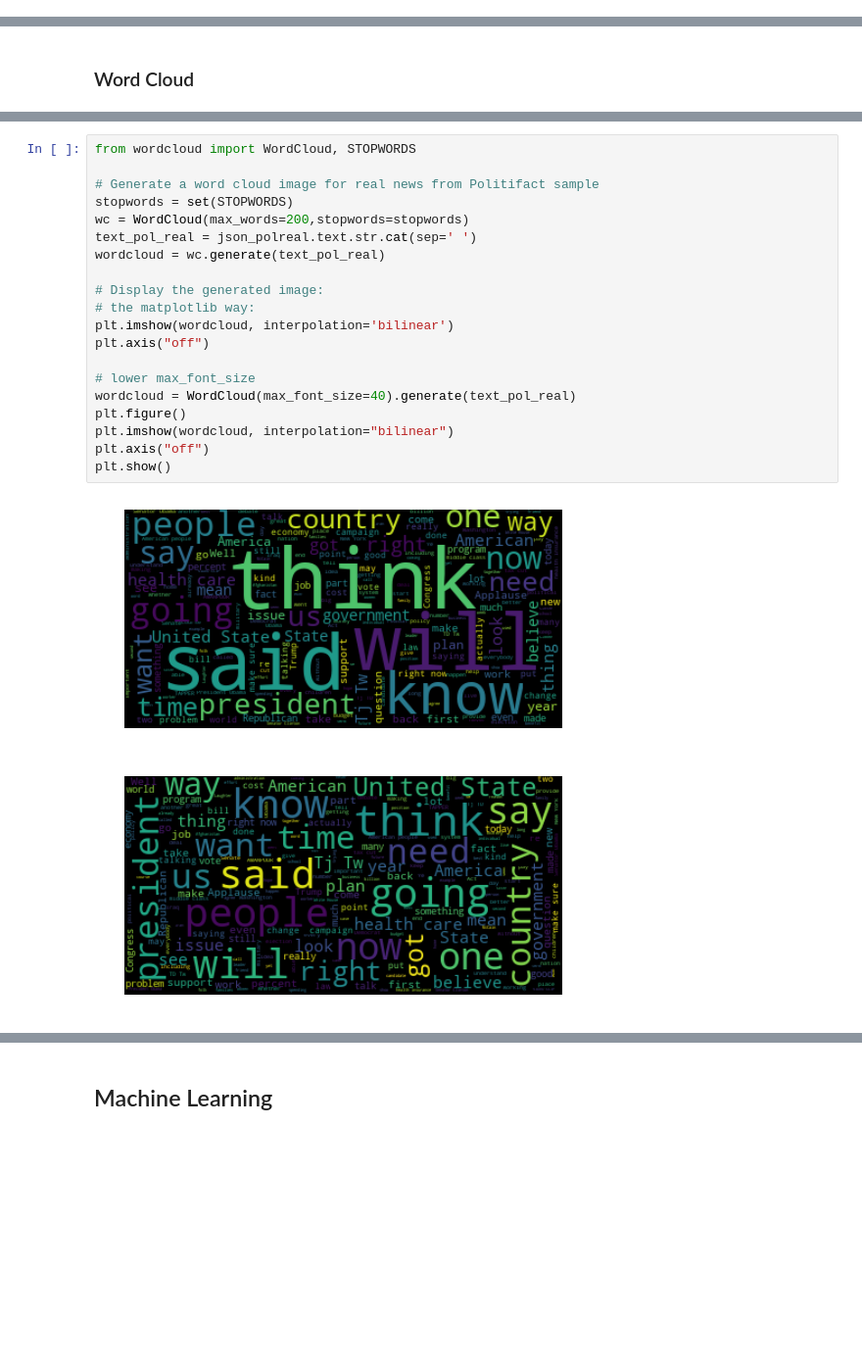
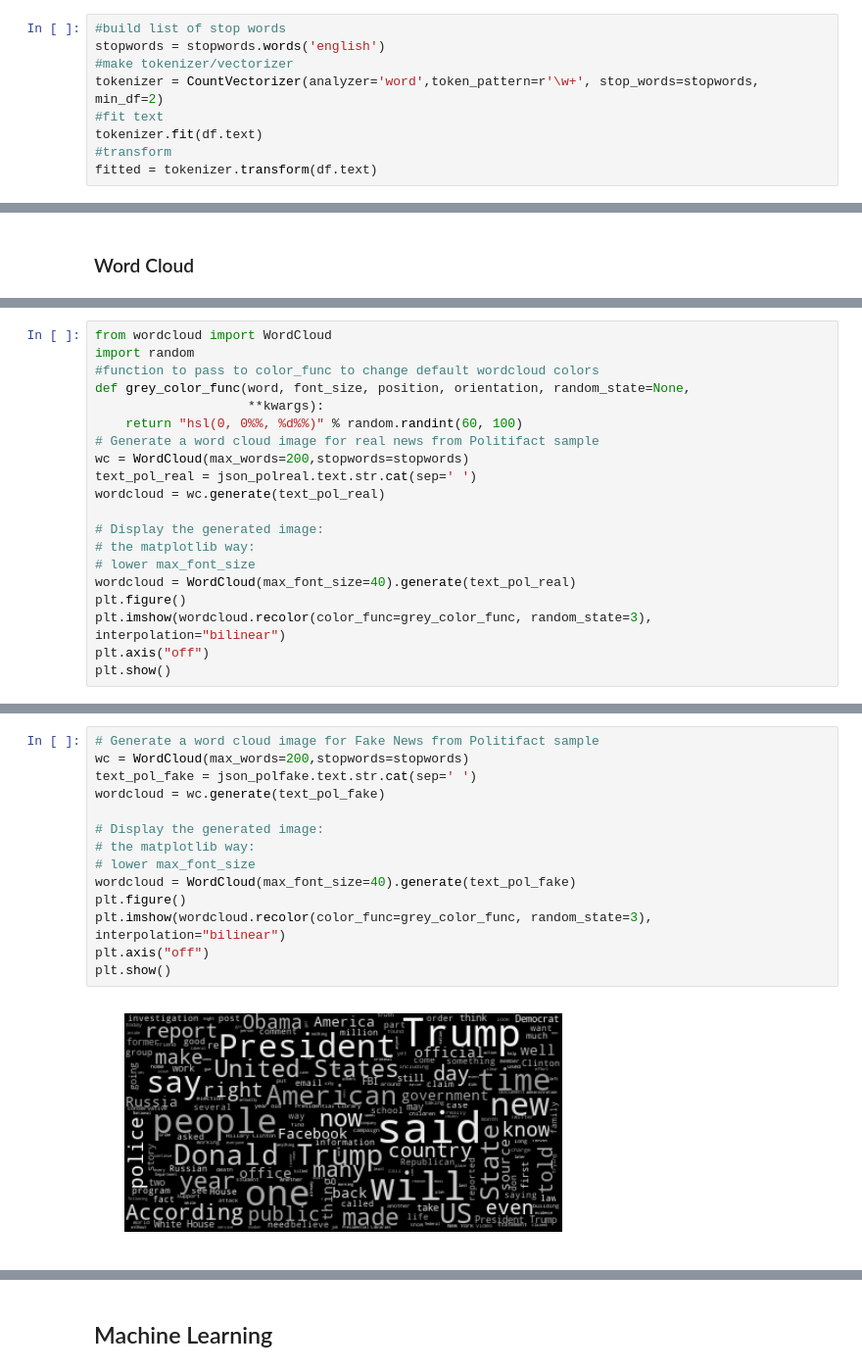
Before and after one commit to carlosbrown2/fake-news-detection, a Jupyter notebook: Capstone Project 2.ipynb, the cells around one changed output, grey strips where cells are left out. Shown: that part at 98% size. Saved outputs shown, nothing was run; the diff lists cells and outputs as text; blank space fills up the shorter version.

Commit message:
Expanded EDA, settled on CountVectorizer for tokenization and bag of words

```diff
--- a/Capstone Project 2.ipynb
+++ b/Capstone Project 2.ipynb
@@ -103,3 +110,12 @@ df.head()
 df['authors'].unique().shape
 # %% [output]
 (5558,)
+# %%
+#build list of stop words
+stopwords = stopwords.words('english')
+#make tokenizer/vectorizer
+tokenizer = CountVectorizer(analyzer='word',token_pattern=r'\w+', stop_words=stopwords, min_df=2)
+#fit text
+tokenizer.fit(df.text)
+#transform
+fitted = tokenizer.transform(df.text)
@@ -142,0 +246,20 @@ df_sum[(df_sum['%true']!=1)&(df_sum['%true']!=0)].sort_values(by='%true')
+# %%
+from wordcloud import WordCloud
+import random
+#function to pass to color_func to change default wordcloud colors
+def grey_color_func(word, font_size, position, orientation, random_state=None,
+                    **kwargs):
+    return "hsl(0, 0%%, %d%%)" % random.randint(60, 100)
+# Generate a word cloud image for real news from Politifact sample
+wc = WordCloud(max_words=200,stopwords=stopwords)
+text_pol_real = json_polreal.text.str.cat(sep=' ')
+wordcloud = wc.generate(text_pol_real)
+
+# Display the generated image:
+# the matplotlib way:
+# lower max_font_size
+wordcloud = WordCloud(max_font_size=40).generate(text_pol_real)
+plt.figure()
+plt.imshow(wordcloud.recolor(color_func=grey_color_func, random_state=3), interpolation="bilinear")
+plt.axis("off")
+plt.show()
@@ -143,23 +268,16 @@ df_sum[(df_sum['%true']!=1)&(df_sum['%true']!=0)].sort_values(by='%true')
 # %%
-from wordcloud import WordCloud, STOPWORDS
-
-# Generate a word cloud image for real news from Politifact sample
-stopwords = set(STOPWORDS)
+# Generate a word cloud image for Fake News from Politifact sample
 wc = WordCloud(max_words=200,stopwords=stopwords)
-text_pol_real = json_polreal.text.str.cat(sep=' ')
-wordcloud = wc.generate(text_pol_real)
+text_pol_fake = json_polfake.text.str.cat(sep=' ')
+wordcloud = wc.generate(text_pol_fake)
 
 # Display the generated image:
 # the matplotlib way:
-plt.imshow(wordcloud, interpolation='bilinear')
-plt.axis("off")
-
 # lower max_font_size
-wordcloud = WordCloud(max_font_size=40).generate(text_pol_real)
+wordcloud = WordCloud(max_font_size=40).generate(text_pol_fake)
 plt.figure()
-plt.imshow(wordcloud, interpolation="bilinear")
+plt.imshow(wordcloud.recolor(color_func=grey_color_func, random_state=3), interpolation="bilinear")
 plt.axis("off")
 plt.show()
 # %% [output]
-[figure, old version]
+[figure, new version]
-[figure, removed]
```
Also changed, not shown: parts of 24 cells of this notebook, 1 other file.
